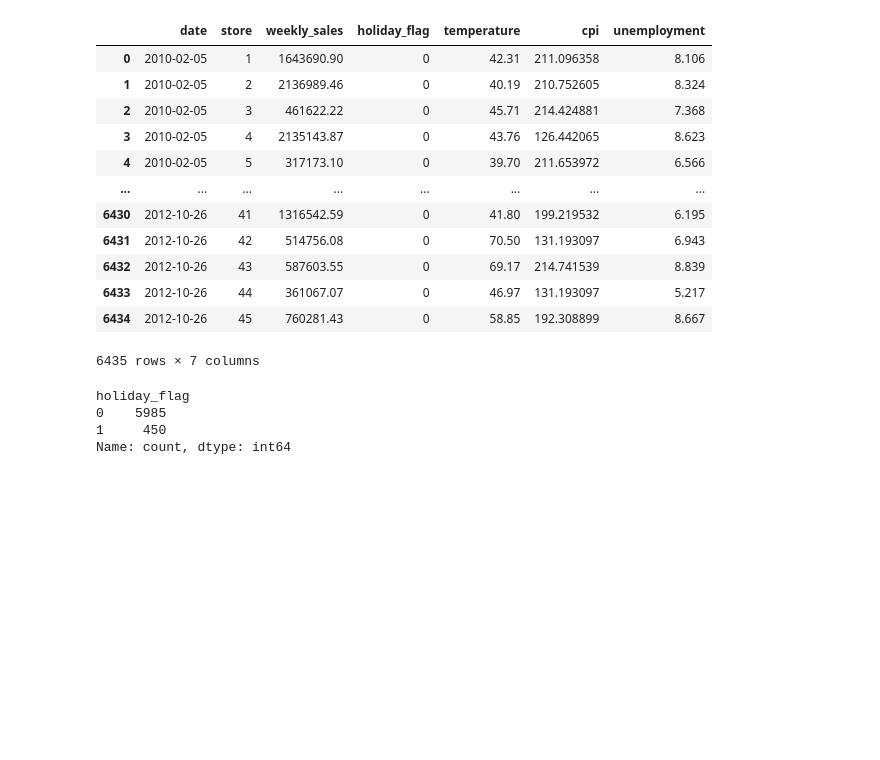
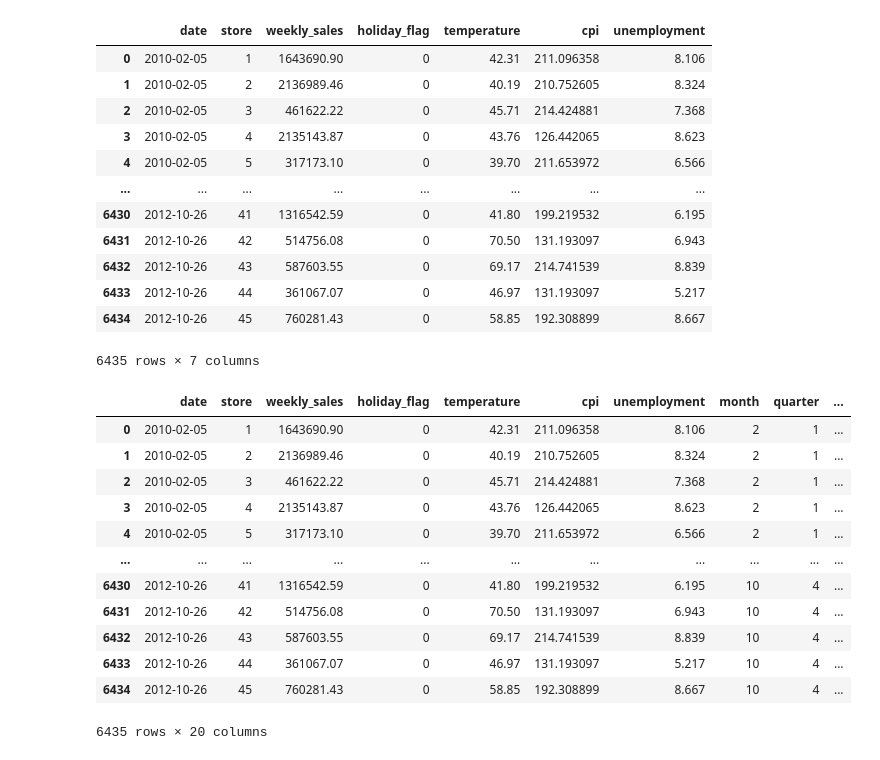
Before and after one commit to emmanuelakinmokun/predicting-weekly-retail-sales, a Jupyter notebook: notebooks/modelling.ipynb, the cells around one changed output. Drawn from its saved outputs; the diff is of its cells as text; code cells hidden in the pictures; blank space fills up the shorter version.

```diff
--- a/notebooks/modelling.ipynb
+++ b/notebooks/modelling.ipynb
@@ -107,10 +107,25 @@ df
 | 6433 | 2012-10-26 | 44 | 361067.07 | 0 | 46.97 | 131.193097 | 5.217 |
 | 6434 | 2012-10-26 | 45 | 760281.43 | 0 | 58.85 | 192.308899 | 8.667 |
 6435 rows × 7 columns
-# %%
-df['holiday_flag'].value_counts()
-# %% [output]
-holiday_flag
-0    5985
-1     450
-Name: count, dtype: int64
+# %%
+df['month'] =df['date'].dt.month
+df['quarter'] = df['date'].dt.quarter
+
+month_dummies = pd.get_dummies(df['month'], prefix='month', drop_first=True)
+
+df = pd.concat([df, month_dummies], axis=1)
+df
+# %% [output]
+|  | date | store | weekly_sales | holiday_flag | temperature | cpi | unemployment | month | quarter | ... |
+| 0 | 2010-02-05 | 1 | 1643690.90 | 0 | 42.31 | 211.096358 | 8.106 | 2 | 1 | ... |
+| 1 | 2010-02-05 | 2 | 2136989.46 | 0 | 40.19 | 210.752605 | 8.324 | 2 | 1 | ... |
+| 2 | 2010-02-05 | 3 | 461622.22 | 0 | 45.71 | 214.424881 | 7.368 | 2 | 1 | ... |
+| 3 | 2010-02-05 | 4 | 2135143.87 | 0 | 43.76 | 126.442065 | 8.623 | 2 | 1 | ... |
+| 4 | 2010-02-05 | 5 | 317173.10 | 0 | 39.70 | 211.653972 | 6.566 | 2 | 1 | ... |
+| ... | ... | ... | ... | ... | ... | ... | ... | ... | ... | ... |
+| 6430 | 2012-10-26 | 41 | 1316542.59 | 0 | 41.80 | 199.219532 | 6.195 | 10 | 4 | ... |
+| 6431 | 2012-10-26 | 42 | 514756.08 | 0 | 70.50 | 131.193097 | 6.943 | 10 | 4 | ... |
+| 6432 | 2012-10-26 | 43 | 587603.55 | 0 | 69.17 | 214.741539 | 8.839 | 10 | 4 | ... |
+| 6433 | 2012-10-26 | 44 | 361067.07 | 0 | 46.97 | 131.193097 | 5.217 | 10 | 4 | ... |
+| 6434 | 2012-10-26 | 45 | 760281.43 | 0 | 58.85 | 192.308899 | 8.667 | 10 | 4 | ... |
+6435 rows × 20 columns
```
Also changed, not shown: parts of 1 cell of this notebook.
